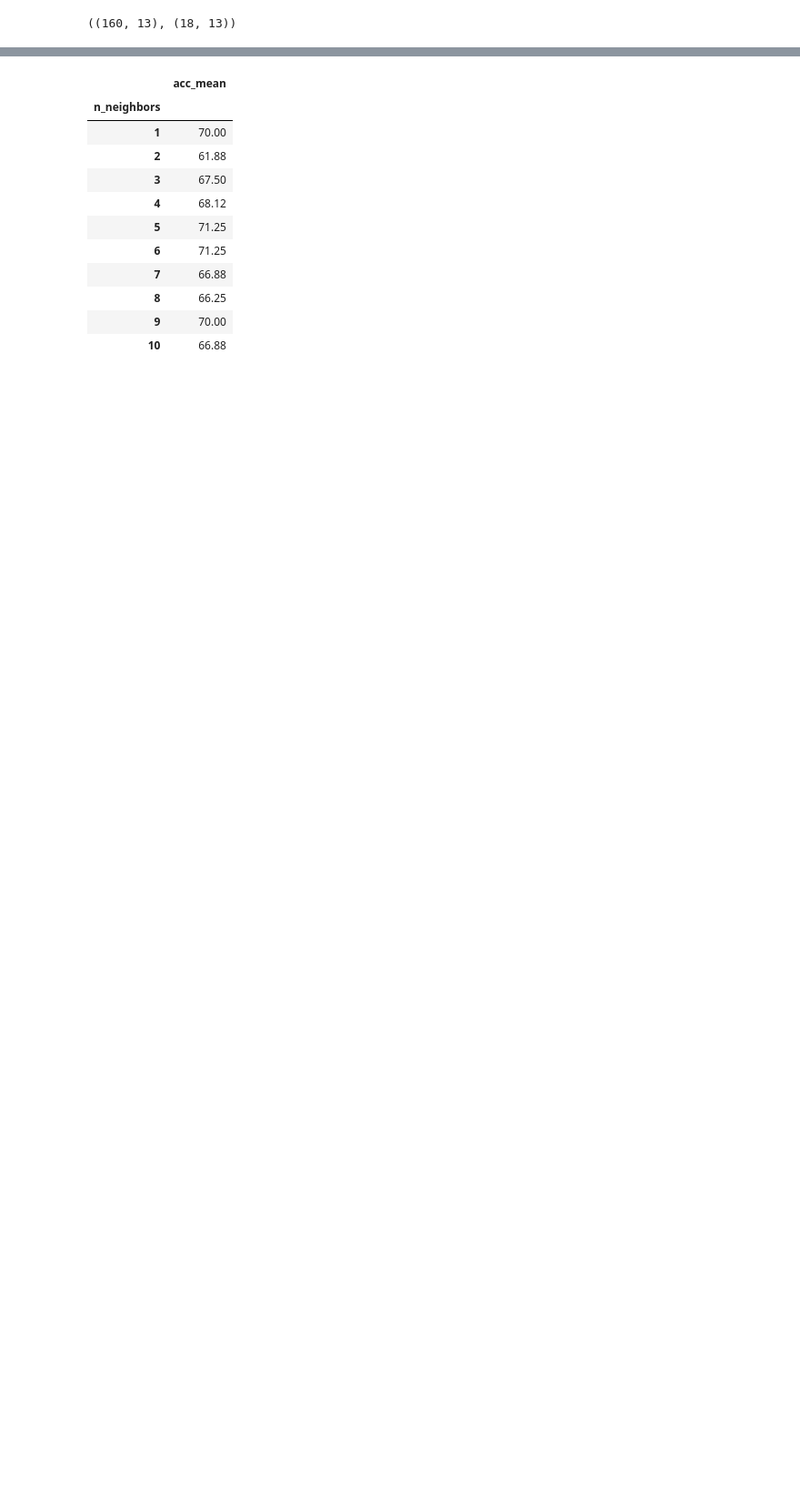
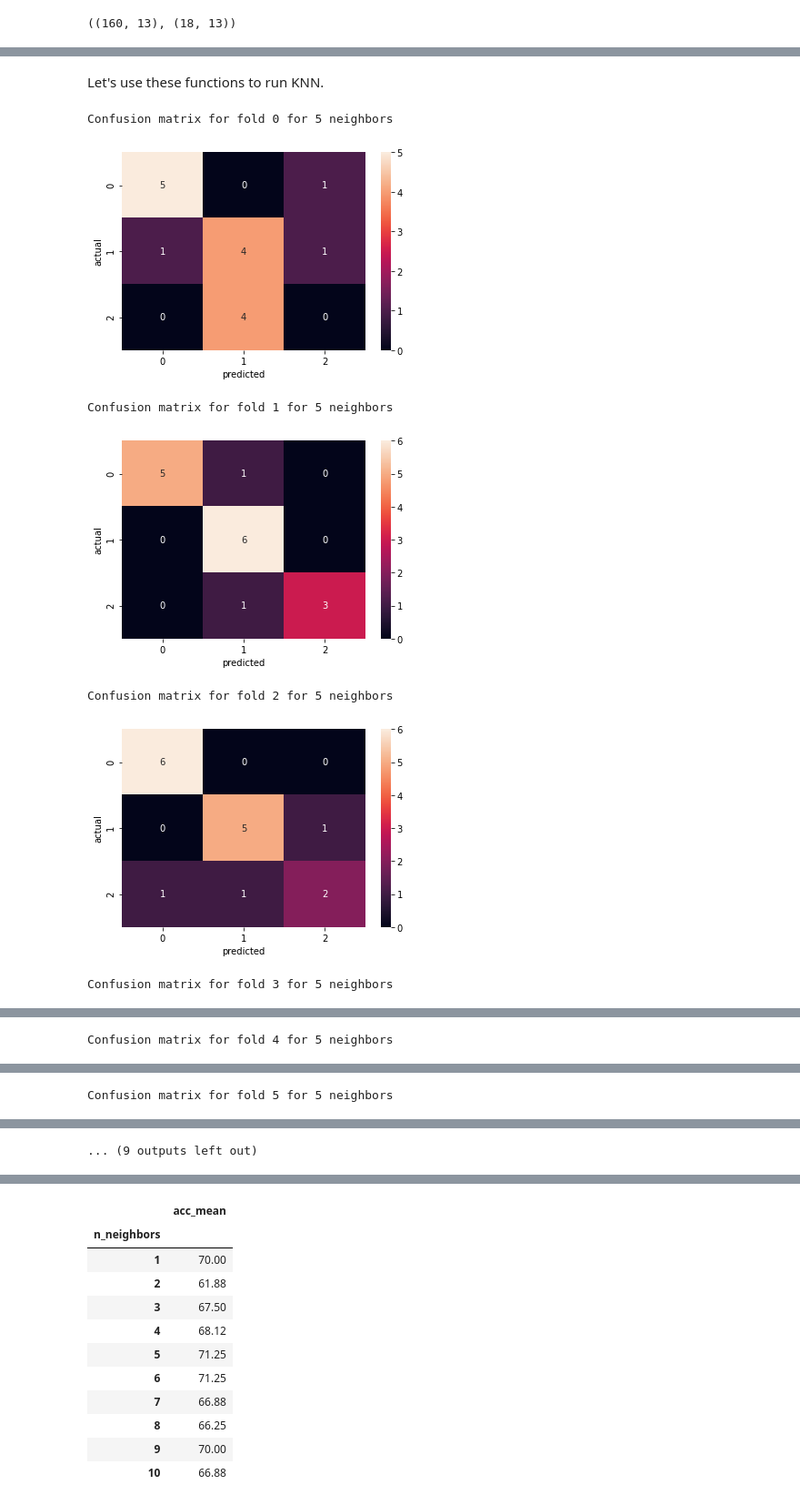
Before and after one commit to Tarleton-Math/data-science-20-21, a Jupyter notebook: data_science_20_21_notes_09_22.ipynb, the cells around one changed output, grey strips where cells are left out. Shown: that part at 91% size. Drawn from its saved outputs; the diff is of its cells as text; code cells hidden in the pictures; blank space fills up the shorter version.

```diff
--- a/data_science_20_21_notes_09_22.ipynb
+++ b/data_science_20_21_notes_09_22.ipynb
@@ -95,12 +114,22 @@ def display_results(df):
             .set_table_attributes('style="border-collapse:collapse"')
         )
     return df
+# %% [markdown]
+Let's use these functions to run KNN.
 # %%
-from sklearn.pipeline import Pipeline
 from sklearn.neighbors import KNeighborsClassifier
 
-show_confusion = True
+# Create a pipeline with just 1 step ... apply KNN with k=5
+pipe = Pipeline([('classify', KNeighborsClassifier(n_neighbors=5))])
 
-pipe = Pipeline([('classify', KNeighborsClassifier(n_neighbors=5))])
-res = run_model(X_m, y_m, pipe, show_confusion)
+# run that model
+res = run_model(X_m, y_m, pipe, show_confusion=True)
 print(f"Mean accuracy over all cross-validations is {res['acc_mean']}%")
+# %% [output]
+Confusion matrix for fold 0 for 5 neighbors
+[figure, added]
+Confusion matrix for fold 1 for 5 neighbors
+[figure, added]
+Confusion matrix for fold 2 for 5 neighbors
+[figure, added]
+Confusion matrix for fold 3 for 5 neighbors
@@ -106,0 +137 @@ print(f"Mean accuracy over all cross-validations is {res['acc_mean']}%")
+Confusion matrix for fold 4 for 5 neighbors
@@ -106,0 +139 @@ print(f"Mean accuracy over all cross-validations is {res['acc_mean']}%")
+Confusion matrix for fold 5 for 5 neighbors
@@ -106,0 +141 @@ print(f"Mean accuracy over all cross-validations is {res['acc_mean']}%")
+... (9 outputs left out)
```
Also changed, not shown: parts of 8 cells of this notebook.
